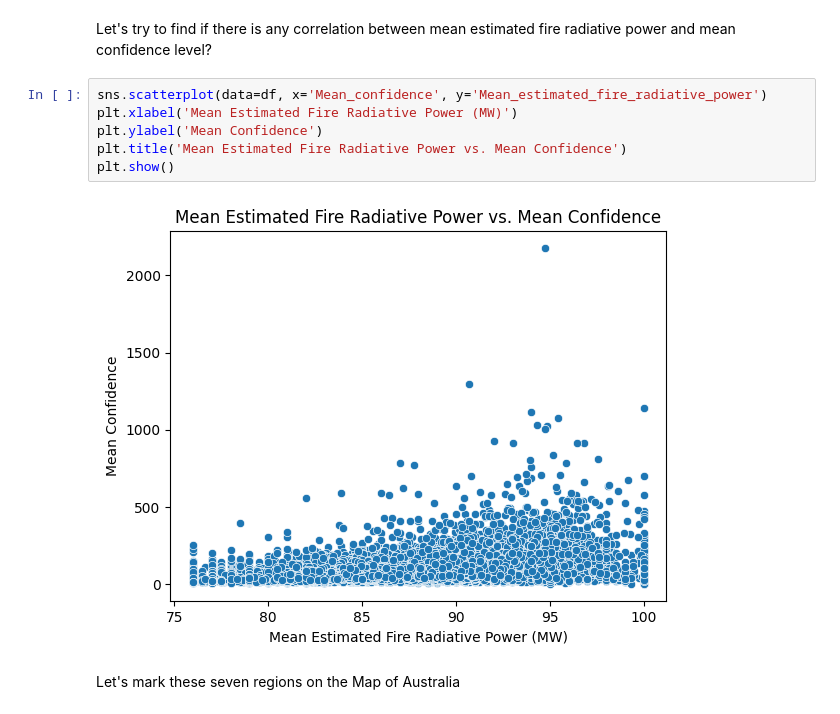
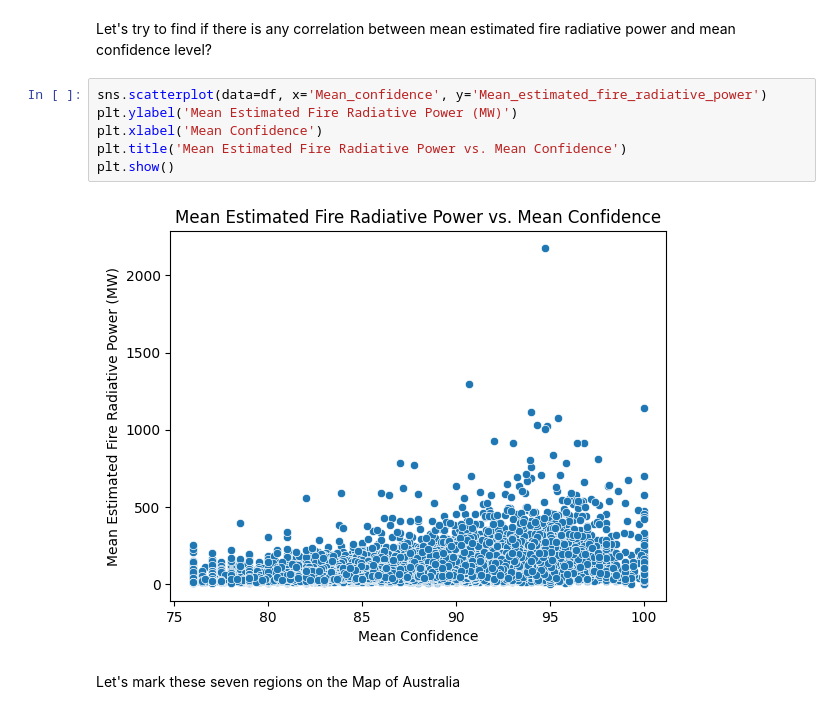
Before and after one commit to Syed-56/Data-Science-Basics, a Jupyter notebook: 4_Data-Analysis-and-Visualization/Aus_wildfire_analysis.ipynb, the cells around one changed output. Saved outputs shown, nothing was run; the diff lists cells and outputs as text.

```diff
--- a/4_Data-Analysis-and-Visualization/Aus_wildfire_analysis.ipynb
+++ b/4_Data-Analysis-and-Visualization/Aus_wildfire_analysis.ipynb
@@ -136,12 +136,12 @@ plt.show()
 Let's try to find if there is any correlation between mean estimated fire radiative power and mean confidence level?
 # %%
 sns.scatterplot(data=df, x='Mean_confidence', y='Mean_estimated_fire_radiative_power')
-plt.xlabel('Mean Estimated Fire Radiative Power (MW)')
-plt.ylabel('Mean Confidence')
+plt.ylabel('Mean Estimated Fire Radiative Power (MW)')
+plt.xlabel('Mean Confidence')
 plt.title('Mean Estimated Fire Radiative Power vs. Mean Confidence')
 plt.show()
 # %% [output]
-[figure, old version]
+[figure, new version]
 # %% [markdown]
 Let's mark these seven regions on the Map of Australia
 # %%
```
